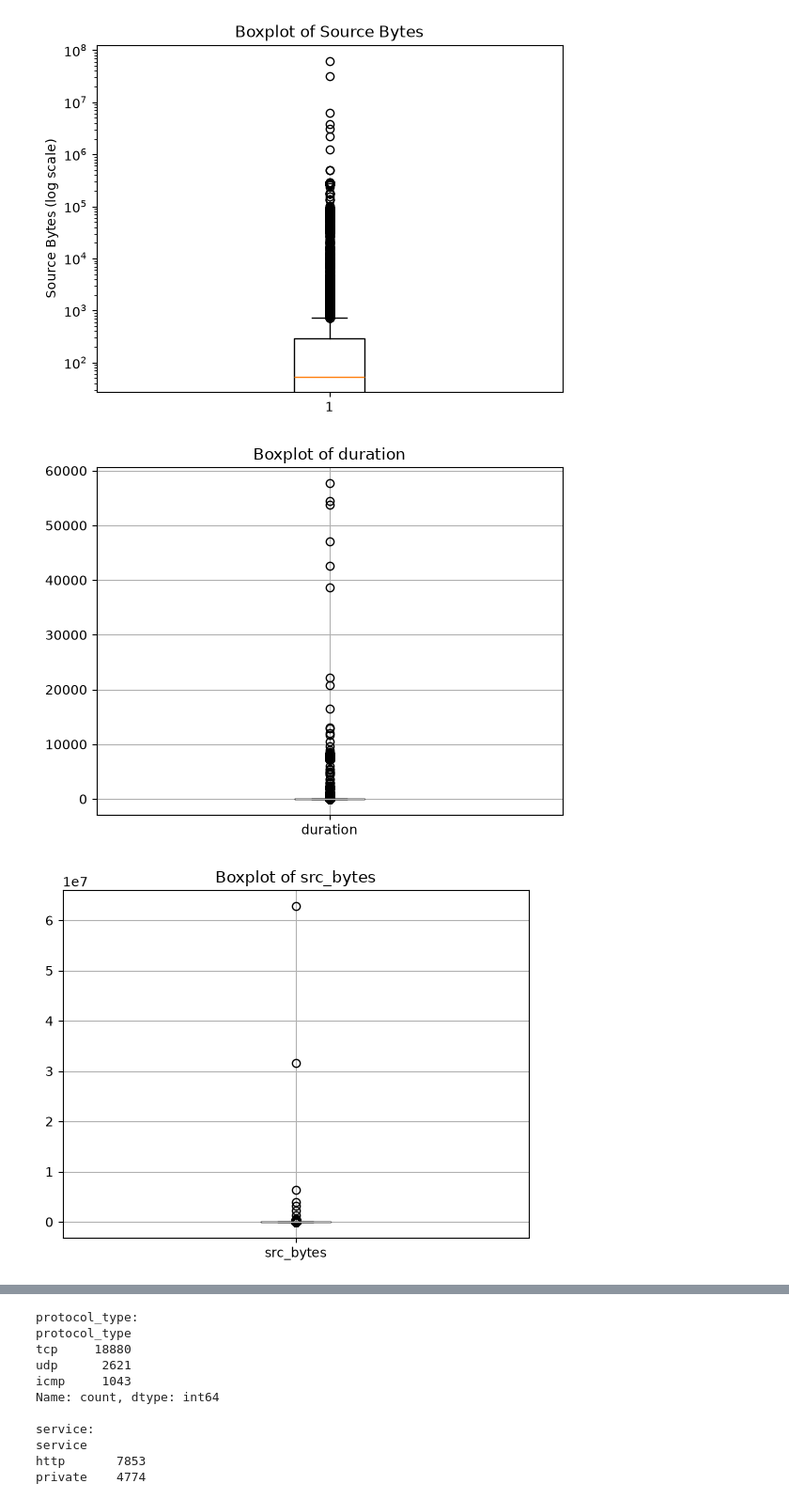
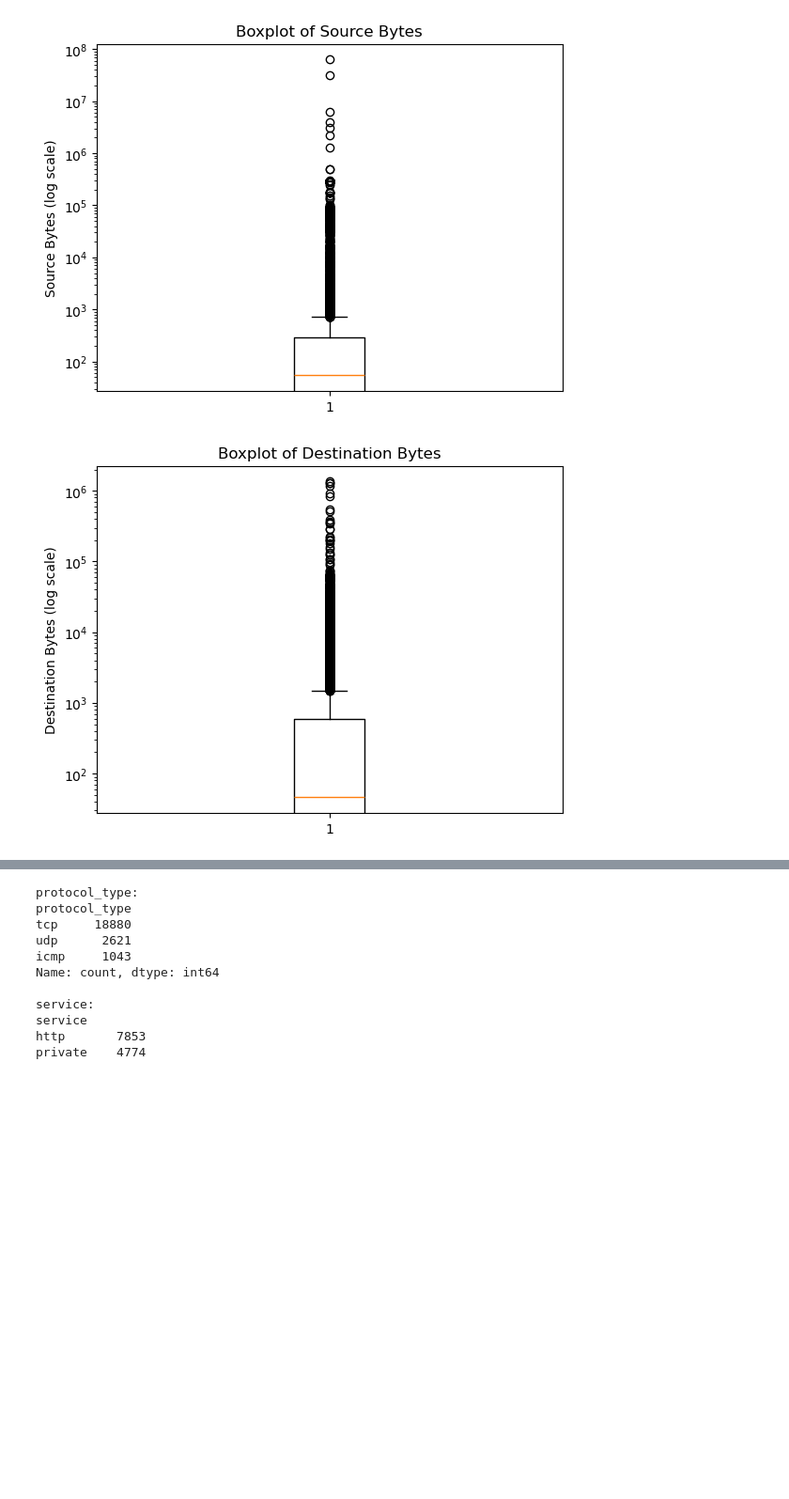
Before and after one commit to shaubhagya-khanal/NetworkIDS, a Jupyter notebook: networkIDS.ipynb, the cells around one changed output, grey strips where cells are left out. Shown at 94% size. Drawn from its saved outputs; the diff is of its cells as text; code cells hidden in the pictures; blank space fills up the shorter version.

```diff
--- a/networkIDS.ipynb
+++ b/networkIDS.ipynb
@@ -40,11 +41,7 @@ COLUMN_NAMES = [
     "label", "difficulty"
 ]
 # %%
-df = pd.read_csv(
-    "KDDTest+.txt",
-    header=None,
-    names=COLUMN_NAMES
-)
+df = pd.read_csv("KDDTest+.txt", header=None, names=COLUMN_NAMES)
 # %%
 df
 # %% [output]
@@ -314,17 +333,12 @@ plt.show()
 # %% [output]
 [figure]
 # %%
-def box_plot(attribute):
-    df[[attribute]].boxplot()
-    plt.title(f"Boxplot of {attribute}")
-    plt.show()
+plt.boxplot(df["dst_bytes"])
 
-numeric_cols = [
-    'duration', 'src_bytes', 'dst_bytes', 'num_failed_logins', 'num_compromised'
-]
+plt.yscale("log")
 
-for col in numeric_cols:
-    box_plot(col)
+plt.title("Boxplot of Destination Bytes")
+plt.ylabel("Destination Bytes (log scale)")
+plt.show()
 # %% [output]
-[figure, old version]
+[figure, new version]
-[figure, removed]
```
Also changed, not shown: parts of 37 cells of this notebook.
